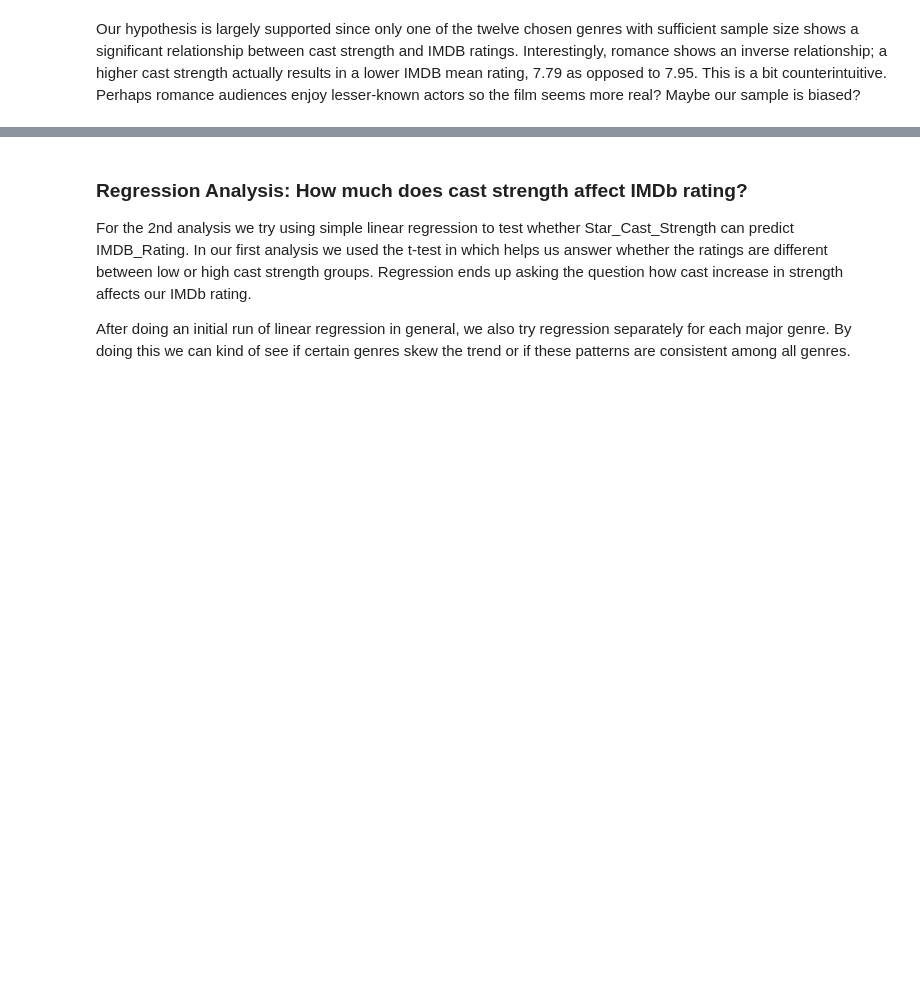
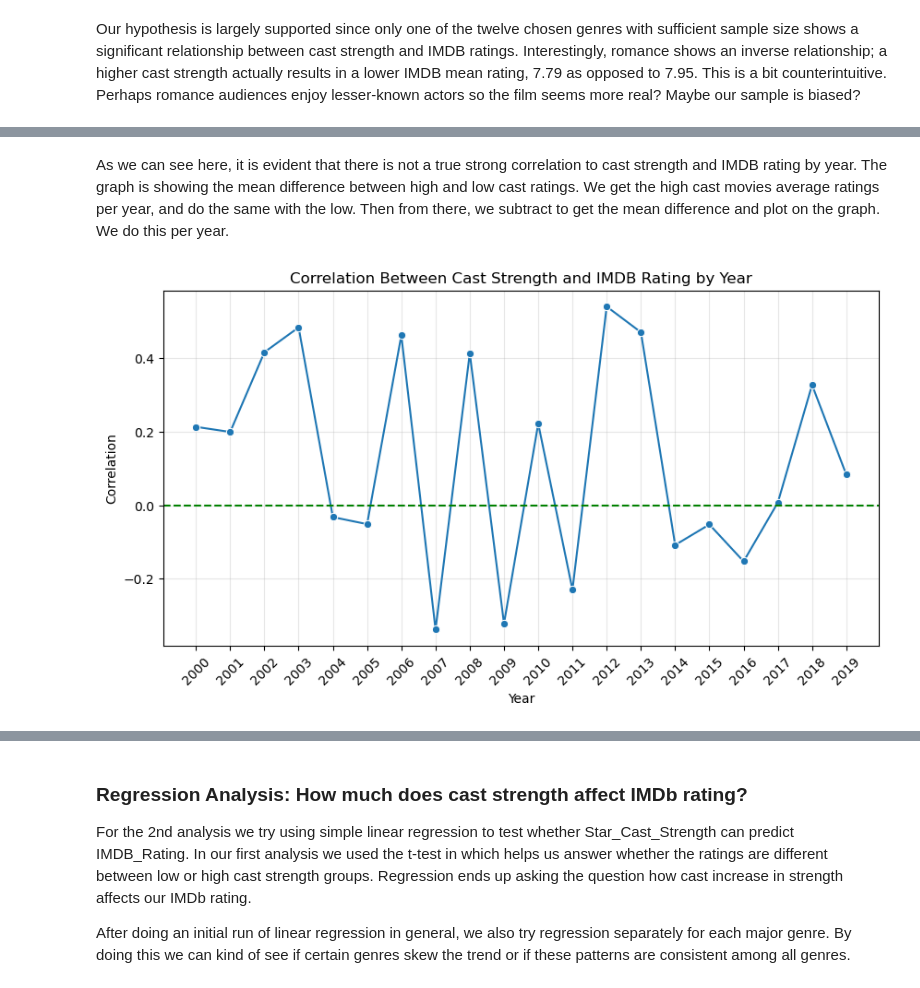
Before and after one commit to COGS108/Group138_WI26, a Jupyter notebook: 03-FinalProject.ipynb, the cells around one changed output, grey strips where cells are left out. Drawn from its saved outputs; the diff is of its cells as text; code cells hidden in the pictures; blank space fills up the shorter version.

```diff
--- a/03-FinalProject.ipynb
+++ b/03-FinalProject.ipynb
@@ -390,0 +396,12 @@ Interestingly, romance shows an inverse relationship; a higher cast strength act
+# %%
+#ttest by year versus IMDB rating now
+# parse by year
+df_year = df[['movie_name', 'Star_Cast_Strength', 'IMDB_Rating', 'Released_Year']].copy()
+
+# get the top years (>= 10 movies) for decent sample size
+year_counts = df_year['Released_Year'].value_counts()
+major_years = year_counts[year_counts >= 10].index.tolist()
+
+print(f"Analyzing {len(major_years)} major years with >= 10 movies each:")
+print(f"{major_years}")
+print(f"\nYear distribution:\n{year_counts[year_counts >= 10]}")
@@ -390,0 +491,21 @@ Interestingly, romance shows an inverse relationship; a higher cast strength act
+# %% [markdown]
+As we can see here, it is evident that there is not a true strong correlation to cast strength and IMDB rating by year. The graph is showing the mean difference between high and low cast ratings. We get the high cast movies average ratings per year, and do the same with the low. Then from there, we subtract to get the mean difference and plot on the graph. We do this per year.
+# %%
+def compute_year_corr(group):
+    if len(group) < 10:
+        return np.nan
+    return group['Star_Cast_Strength'].corr(group['IMDB_Rating'])
+year_corr = df_year.groupby('Released_Year').apply(compute_year_corr).reset_index(name='Correlation')
+year_corr = year_corr.dropna()
+
+plt.figure(figsize=(10,5))
+sns.lineplot(data=year_corr, x='Released_Year', y='Correlation', marker='o')
+plt.axhline(0, linestyle='--', color='green')
+plt.title('Correlation Between Cast Strength and IMDB Rating by Year')
+plt.ylabel('Correlation')
+plt.xlabel('Year')
+plt.xticks(year_corr['Released_Year'], rotation=45)
+plt.grid(alpha=0.3)
+plt.show()
+# %% [output]
+[figure, added]
```
Also changed, not shown: parts of 11 cells of this notebook, 6 other files.
